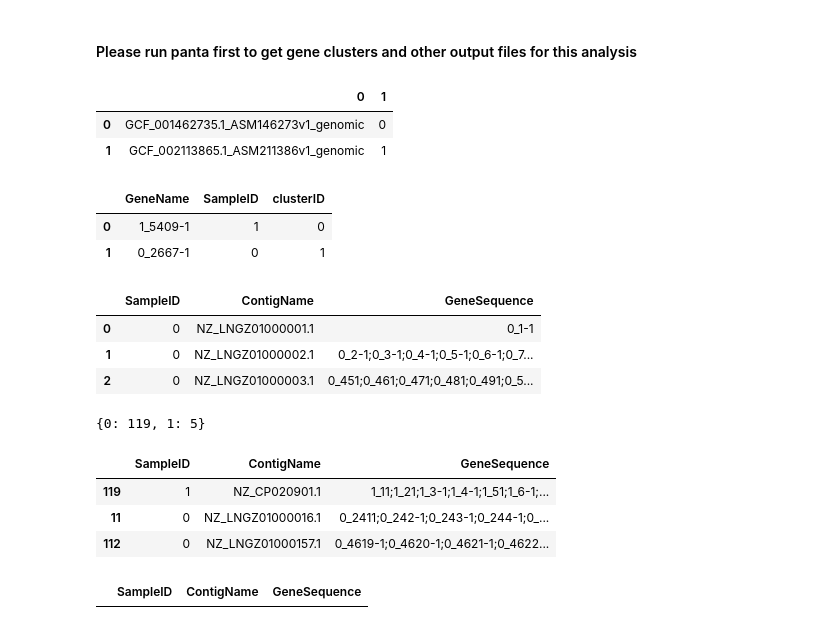
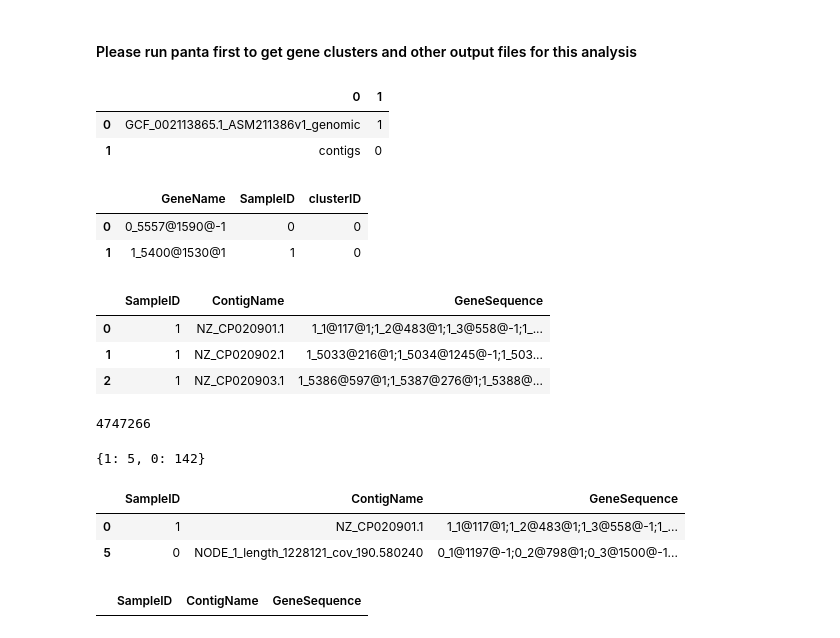
Before and after one commit to amromics/pasa, a Jupyter notebook: pangraph_analysis_generate_ground_truth.ipynb, the cells around one changed output. Cells and saved outputs as stored; diff of their text form; code cells hidden in the pictures.

```diff
--- a/pangraph_analysis_generate_ground_truth.ipynb
+++ b/pangraph_analysis_generate_ground_truth.ipynb
@@ -17,15 +17,16 @@ import math
 # data_dir = "/home/vanhoan310/server/amromics/panta/examples/test/output/"
 # data_dir = "data/genome_graph_test/"
 # you can take the data in the directory: data/genome_graph_test
-data_dir = "/data/hoan/amromics/data/ncbi/complete/SAMN04158282/output/"
+# data_dir = "/data/hoan/amromics/data/ncbi/Kp_true/SAMN04158282/output/"
+data_dir = "../panta/examples/test/output_Kp30plus1/"
 # %%
 sample_info = pd.read_csv(data_dir + "samples.tsv", delimiter='\t', header=None)
 # %%
 sample_info.head()
 # %% [output]
 |  | 0 | 1 |
-| 0 | GCF_001462735.1_ASM146273v1_genomic | 0 |
-| 1 | GCF_002113865.1_ASM211386v1_genomic | 1 |
+| 0 | GCF_002113865.1_ASM211386v1_genomic | 1 |
+| 1 | contigs | 0 |
 # %%
 gene_info = pd.read_csv(data_dir + "gene_info.tsv", delimiter='\t', header=None)
 gene_info.columns =['GeneName', 'SampleID', 'clusterID']
@@ -36,16 +37,16 @@ gene_info.columns =['GeneName', 'SampleID', 'clusterID']
 gene_info.head(2)
 # %% [output]
 |  | GeneName | SampleID | clusterID |
-| 0 | 1_5409-1 | 1 | 0 |
-| 1 | 0_2667-1 | 0 | 1 |
+| 0 | 0_5557@1590@-1 | 0 | 0 |
+| 1 | 1_5400@1530@1 | 1 | 0 |
 # %%
 gene_position = pd.read_csv(data_dir + 'gene_position.tsv', delimiter='\t', header=None)
 gene_position.columns =['SampleID', 'ContigName', 'GeneSequence']
-# %%
-# gene_position = gene_position.loc[gene_position['SampleID'].isin(selected_samples)]
-gene_position.head(3)
-# %% [output]
-|  | SampleID | ContigName | GeneSequence |
-| 0 | 0 | NZ_LNGZ01000001.1 | 0_1-1 |
-| 1 | 0 | NZ_LNGZ01000002.1 | 0_2-1;0_3-1;0_4-1;0_5-1;0_6-1;0_7... |
-| 2 | 0 | NZ_LNGZ01000003.1 | 0_451;0_461;0_471;0_481;0_491;0_5... |
+# %%
+# gene_position = gene_position.loc[gene_position['SampleID'].isin(selected_samples)]
+gene_position.head(3)
+# %% [output]
+|  | SampleID | ContigName | GeneSequence |
+| 0 | 1 | NZ_CP020901.1 | 1_1@117@1;1_2@483@1;1_3@558@-1;1_... |
+| 1 | 1 | NZ_CP020902.1 | 1_5033@216@1;1_5034@1245@-1;1_503... |
+| 2 | 1 | NZ_CP020903.1 | 1_5386@597@1;1_5387@276@1;1_5388@... |
@@ -52,18 +61,23 @@ gene_position.head(3)
+# %%
+gene = gene_position.iloc[0,2].split(";")
+gc = gene[0].split("@")
+compute_number_nucleotides(gene)
+# %% [output]
+4747266
 # %%
 from collections import Counter
 dict(Counter(gene_position.iloc[:,0]))
 # %% [output]
-{0: 119, 1: 5}
+{1: 5, 0: 142}
 # %%
 # sort by length of contigs
 gene_position.sort_values(by="GeneSequence", key=lambda x: x.str.len(),  ascending=False, inplace=True)
 # %%
-gene_position.head(50)
+gene_position.head(2)
 # %% [output]
 |  | SampleID | ContigName | GeneSequence |
-| 119 | 1 | NZ_CP020901.1 | 1_11;1_21;1_3-1;1_4-1;1_51;1_6-1;... |
-| 11 | 0 | NZ_LNGZ01000016.1 | 0_2411;0_242-1;0_243-1;0_244-1;0_... |
-| 112 | 0 | NZ_LNGZ01000157.1 | 0_4619-1;0_4620-1;0_4621-1;0_4622... |
+| 0 | 1 | NZ_CP020901.1 | 1_1@117@1;1_2@483@1;1_3@558@-1;1_... |
+| 5 | 0 | NODE_1_length_1228121_cov_190.580240 | 0_1@1197@-1;0_2@798@1;0_3@1500@-1... |
 # %%
 gene_position.loc[gene_position["SampleID"]==18]
 # %% [output]
```
Also changed, not shown: parts of 5 cells of this notebook, 5 other files.
